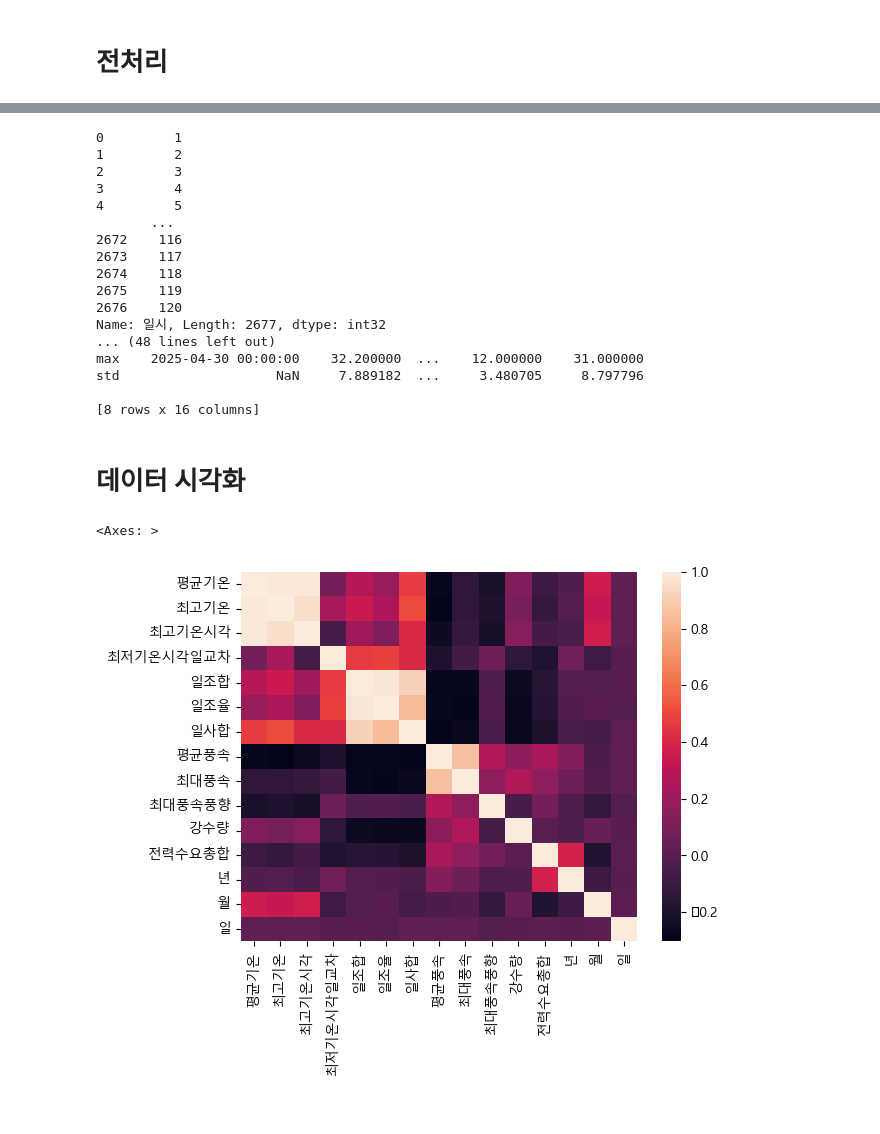
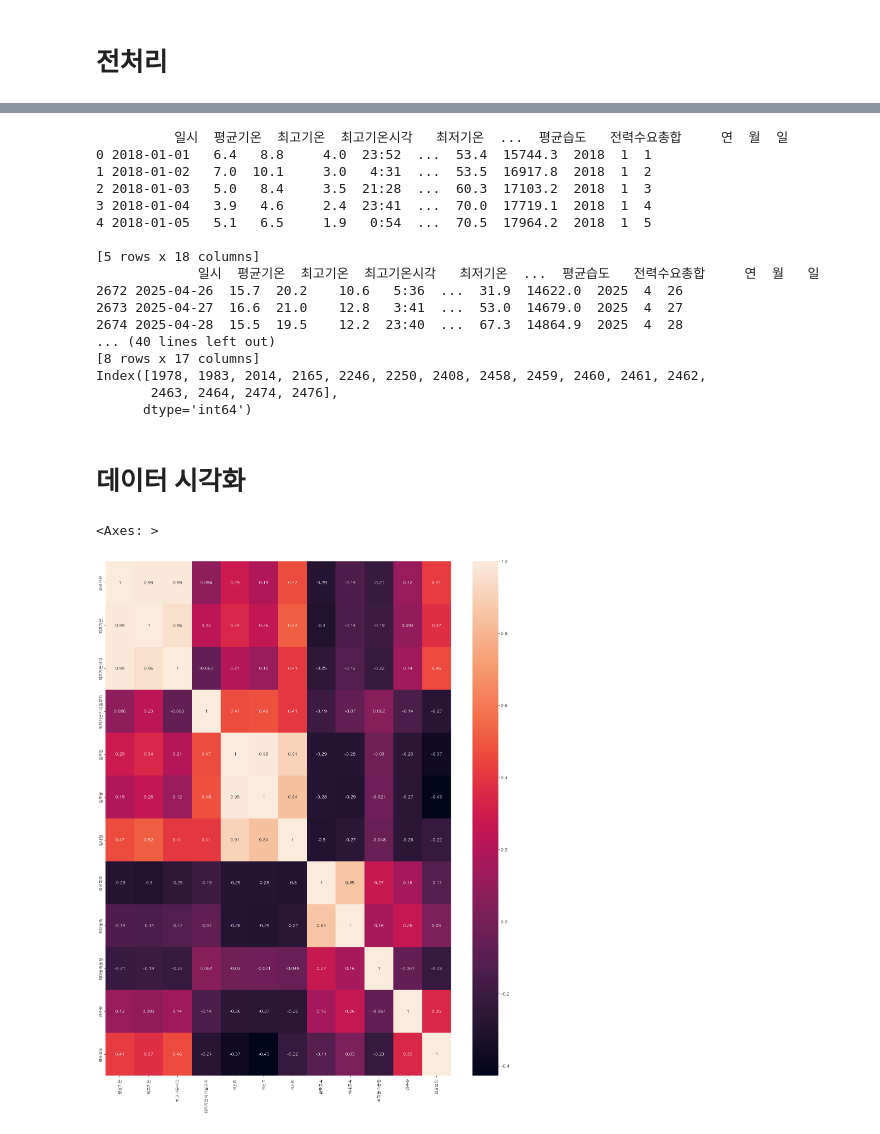
Before and after one commit to Duhoon/electricity_usage, a Jupyter notebook: analystic.ipynb, the cells around one changed output, grey strips where cells are left out. Saved outputs shown, nothing was run; the diff lists cells and outputs as text; code cells hidden in the pictures.

```diff
--- a/analystic.ipynb
+++ b/analystic.ipynb
@@ -3,7 +3,9 @@ import matplotlib.pyplot as plt
 import pandas as pd
 import seaborn as sns
 
-plt.rcParams['font.family'] = 'Malgun Gothic'
+# plt.rcParams['font.family'] = 'Malgun Gothic' # 윈도우 이용자
+plt.rcParams['font.family'] = 'AppleGothic' # Mac 이용자
+plt.rcParams['axes.unicode_minus'] = False
 # %%
 # 아래 데이터로 대체
 
@@ -71,10 +73,12 @@ df_temp = pd.read_csv("dataset/기온데이터.csv", encoding="cp949")
 df_sun = pd.read_csv("dataset/일조량데이터.csv", encoding="cp949")
 df_wind = pd.read_csv("dataset/풍속데이터.csv", encoding="cp949")
 df_rain = pd.read_csv("dataset/강수량데이터.csv", encoding='cp949')
+df_hum = pd.read_csv("dataset/습도데이터.csv", encoding='utf-8')
 
 # 풍향풍속데이터 전처리
 # 필요없는 컬럼 제거
 df_wind = df_wind.iloc[:, :4]
+df_hum = df_hum.iloc[:, 2:4]
 
 # 강수량 데이터 결측치 0으로 채워놓기
 df_rain.fillna(0, inplace=True)
@@ -84,13 +88,15 @@ df_temp.columns = ['일시', '평균기온', '최고기온', '최고기온시각
 df_sun.columns = ['일시', '일조합', '일조율', '일사합']
 df_wind.columns = ['일시', '평균풍속', '최대풍속', '최대풍속풍향']
 df_rain.columns = ['일시', '강수량']
+df_hum.columns = ["일시", "평균습도"]
 
 # 일시 컬럼 데이터
 df_sun = df_sun.iloc[:, 1:]
 df_wind = df_wind.iloc[:, 1:]
 df_rain = df_rain.iloc[:, 1:]
+df_hum = df_hum.iloc[:, 1:]
 
 # 합치기
-df_weather = pd.concat([df_temp, df_sun, df_wind, df_rain], axis=1)
+df_weather = pd.concat([df_temp, df_sun, df_wind, df_rain, df_hum], axis=1)
 print(df_weather)
 # %% [output]
@@ -125,32 +131,35 @@ print(df.head())
 print(df.tail())
 print(df.info())
 print(df.describe())
+null_rows_index = df[df.isnull().any(axis=1)].index
+print(null_rows_index)
 # %% [output]
-0         1
-1         2
-2         3
-3         4
-4         5
-       ...
-2672    116
-2673    117
-2674    118
-2675    119
-2676    120
-Name: 일시, Length: 2677, dtype: int32
-... (48 lines left out)
-max    2025-04-30 00:00:00    32.200000  ...    12.000000    31.000000
-std                    NaN     7.889182  ...     3.480705     8.797796
+          일시  평균기온  최고기온  최고기온시각   최저기온  ...  평균습도   전력수요총합     연  월  일
+0 2018-01-01   6.4   8.8     4.0  23:52  ...  53.4  15744.3  2018  1  1
+1 2018-01-02   7.0  10.1     3.0   4:31  ...  53.5  16917.8  2018  1  2
+2 2018-01-03   5.0   8.4     3.5  21:28  ...  60.3  17103.2  2018  1  3
+3 2018-01-04   3.9   4.6     2.4  23:41  ...  70.0  17719.1  2018  1  4
+4 2018-01-05   5.1   6.5     1.9   0:54  ...  70.5  17964.2  2018  1  5
 
-[8 rows x 16 columns]
+[5 rows x 18 columns]
+             일시  평균기온  최고기온  최고기온시각   최저기온  ...  평균습도   전력수요총합     연  월   일
+2672 2025-04-26  15.7  20.2    10.6   5:36  ...  31.9  14622.0  2025  4  26
+2673 2025-04-27  16.6  21.0    12.8   3:41  ...  53.0  14679.0  2025  4  27
+2674 2025-04-28  15.5  19.5    12.2  23:40  ...  67.3  14864.9  2025  4  28
+... (40 lines left out)
+[8 rows x 17 columns]
+Index([1978, 1983, 2014, 2165, 2246, 2250, 2408, 2458, 2459, 2460, 2461, 2462,
+       2463, 2464, 2474, 2476],
+      dtype='int64')
 # %% [markdown]
 # 데이터 시각화
 # %%
 # 성분 간 관계 분석
-sns.heatmap(df.corr(numeric_only=True))
+plt.figure(figsize=(20,24))
+sns.heatmap(df.iloc[:, :-4].corr(numeric_only=True), annot=True)
 # %% [output]
 <Axes: >
-[figure, old version]
+[figure, new version]
 # %%
 # 평균기온 vs. 전력수요총합 산점도
 plt.scatter(df["평균기온"], df["전력수요총합"])
```
Also changed, not shown: parts of 5 cells of this notebook.
